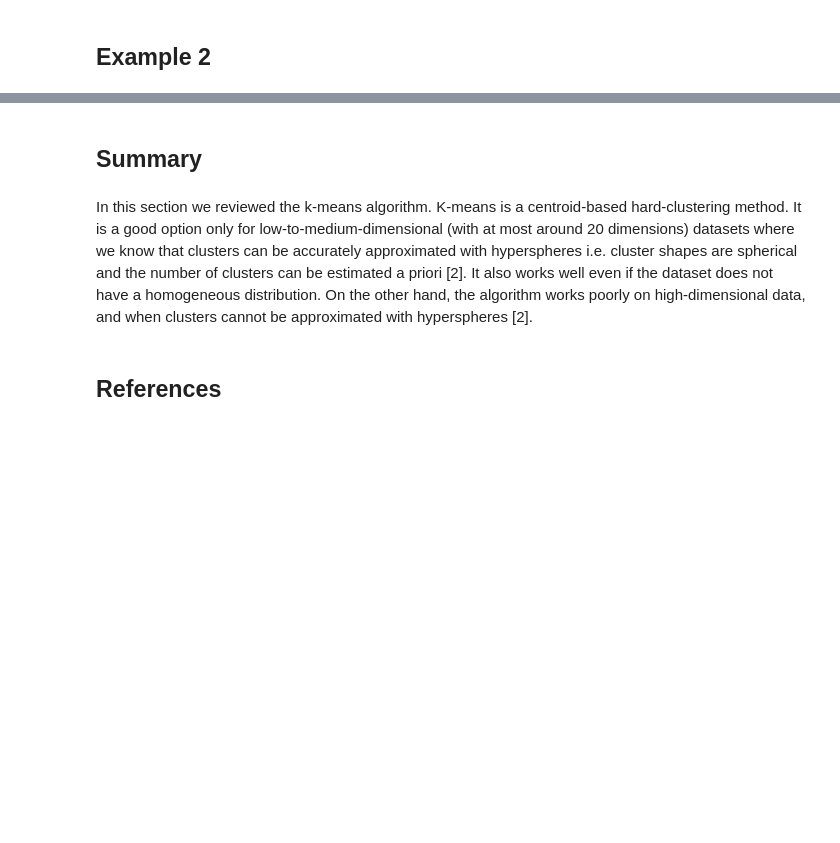
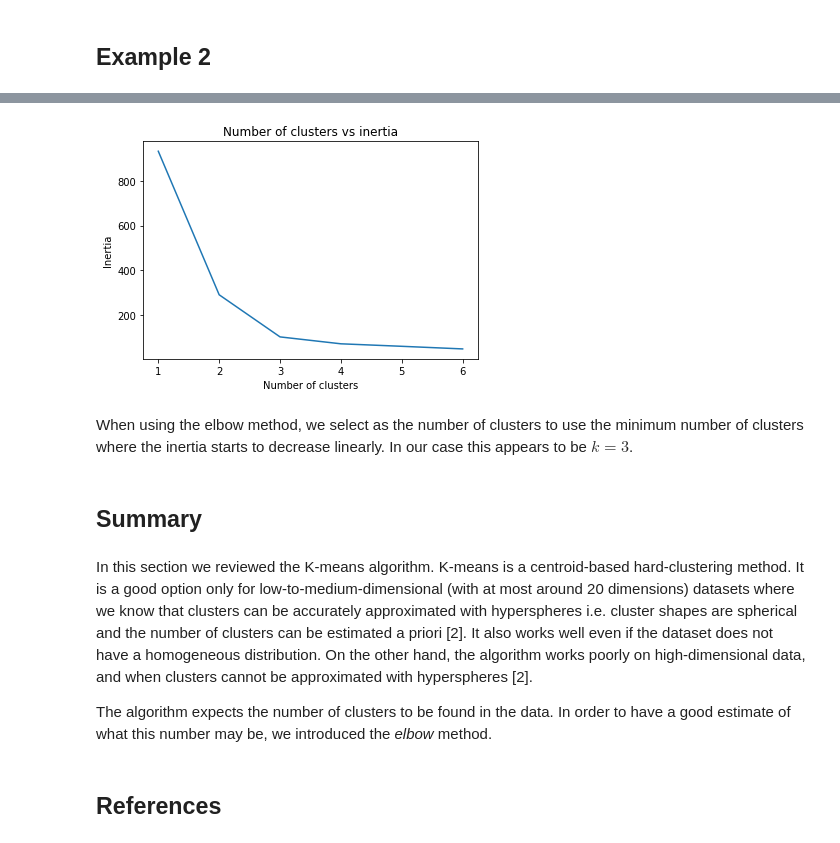
Before and after one commit to pockerman/probability_and_statistics_notes, a Jupyter notebook: unsupervised_machine_learning/k_means.ipynb, the cells around one changed output, grey strips where cells are left out. Saved outputs shown, nothing was run; the diff lists cells and outputs as text; code cells hidden in the pictures; blank space fills up the shorter version.

```diff
--- a/unsupervised_machine_learning/k_means.ipynb
+++ b/unsupervised_machine_learning/k_means.ipynb
@@ -181,7 +219,53 @@ plt.show()
+# %%
+np.random.seed(42)
+
+x1 = np.random.normal(1.0, 0.1, 50)
+y1 = np.random.normal(1.0, 0.1, 50)
+
+x2 = np.random.normal(3.0, 0.6, 50)
+y2 = np.random.normal(3.0, 0.6, 50)
+
+x3 = np.random.normal(5.0, 0.8, 50)
+y3 = np.random.normal(5.0, 0.8, 50)
+
+# mix the data
+x = []
+y = []
+z = []
+
+for i in range(50):
+    x.append([x1[i], y1[i]])
+    y.append([x2[i], y2[i]])
+    z.append([x3[i], y3[i]])
+
+X = np.vstack([x, y,z])
+# %%
+ks = [1,2,3,4,5,6]
+
+inertias  = []
+for k in ks:
+    kmeans = KMeans(n_clusters=k, n_init=4, random_state=42)
+    pred = kmeans.fit(X)
+    inertias.append(kmeans.inertia_)
+
+
+plt.plot(ks, inertias)
+plt.title("Number of clusters vs inertia")
+plt.ylabel("Inertia")
+plt.xlabel("Number of clusters")
+plt.show()
+# %% [output]
+[figure, added]
+# %% [markdown]
+When using the elbow method, we select as the number of clusters to use the minimum number of clusters where the inertia starts to decrease linearly.
+In our case this appears to be $k=3$.
 # %% [markdown]
 ## Summary
 # %% [markdown]
-In this section we reviewed the k-means algorithm. K-means is a centroid-based hard-clustering method. It is a good option only for low-to-medium-dimensional (with at most around 20 dimensions) datasets where we know that clusters can be accurately approximated with hyperspheres i.e. cluster shapes are spherical and the number of clusters can be estimated a priori [2]. It also works well even if the dataset does not have a homogeneous distribution. On the other hand, the algorithm works poorly on high-dimensional data, and when clusters cannot be approximated with hyperspheres [2].
+In this section we reviewed the K-means algorithm. K-means is a centroid-based hard-clustering method. It is a good option only for low-to-medium-dimensional (with at most around 20 dimensions) datasets where we know that clusters can be accurately approximated with hyperspheres i.e. cluster shapes are spherical and the number of clusters can be estimated a priori [2]. It also works well even if the dataset does not have a homogeneous distribution. On the other hand, the algorithm works poorly on high-dimensional data, and when clusters cannot be approximated with hyperspheres [2].
+
+The algorithm expects the number of clusters to be found in the data. In order to have a good estimate of what this number may be,
+we introduced the _elbow_ method.
 # %% [markdown]
 ## References
 # %% [markdown]
```
Also changed, not shown: parts of 16 cells of this notebook, 1 other file.
